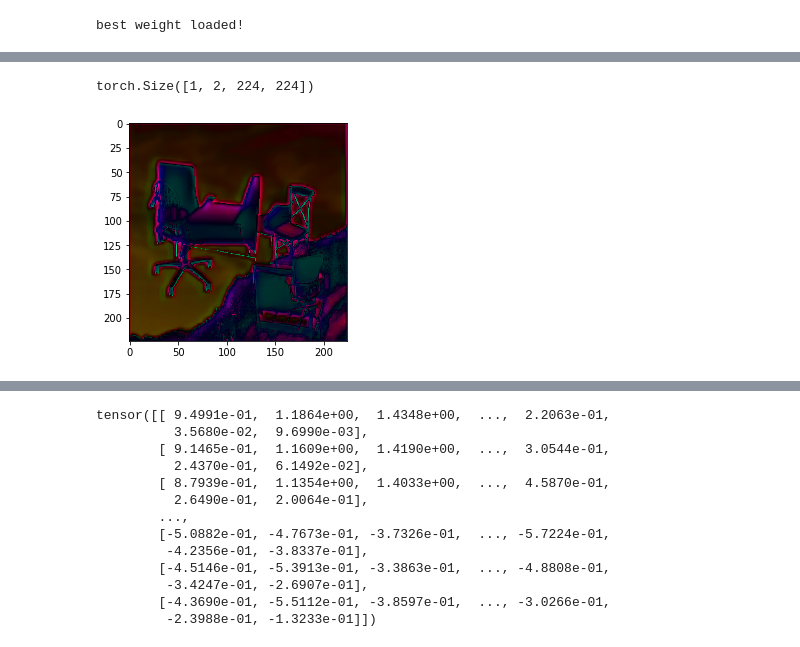
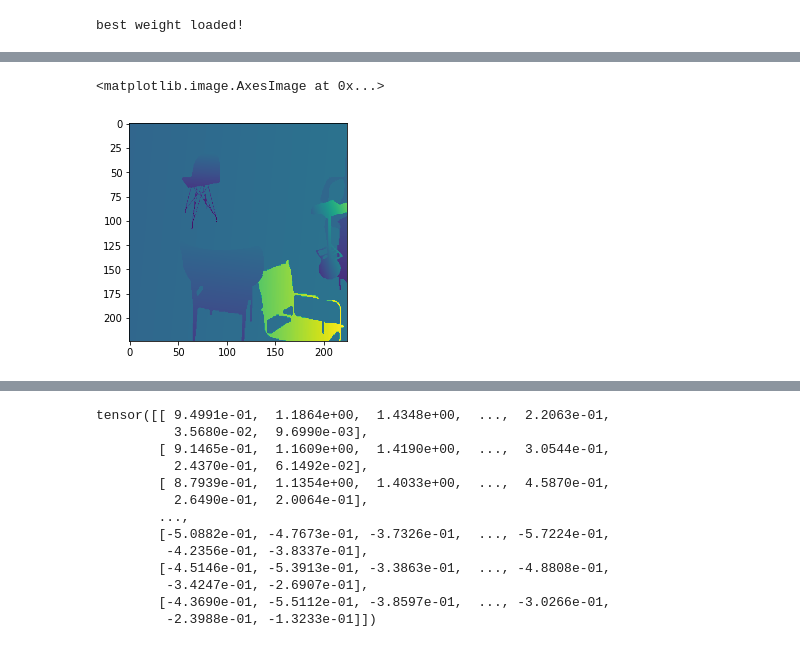
Before and after one commit to TMYuan/UnifiedNet, a Jupyter notebook: Test.ipynb, the cells around one changed output, grey strips where cells are left out. Cells and saved outputs as stored; diff of their text form; code cells hidden in the pictures.

```diff
--- a/Test.ipynb
+++ b/Test.ipynb
@@ -171,6 +176,6 @@ flowshow(flow.squeeze())
-# %%
-print(flow_recon.shape)
-flowshow(flow_recon.squeeze())
-# %% [output]
-torch.Size([1, 2, 224, 224])
-[figure, removed]
+# %%
+# plt.imshow(flowshow(flow.squeeze()))
+plt.imshow(flow.squeeze()[1, ...])
+# %% [output]
+<matplotlib.image.AxesImage at 0x...>
+[figure, added]
```
Also changed, not shown: parts of 11 cells of this notebook, 7 other files.
